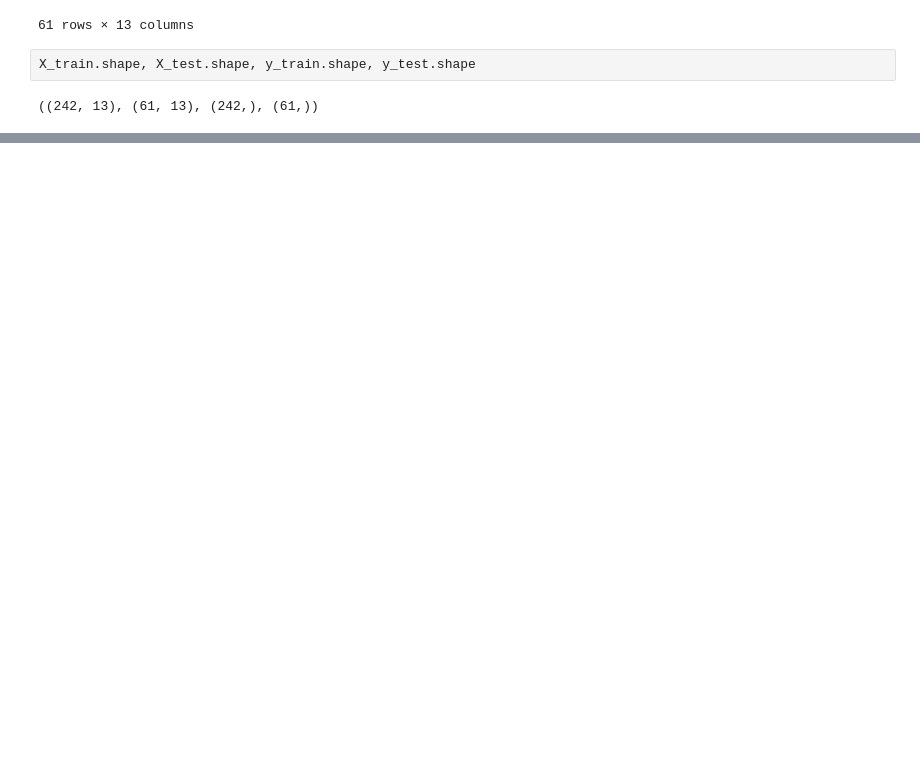
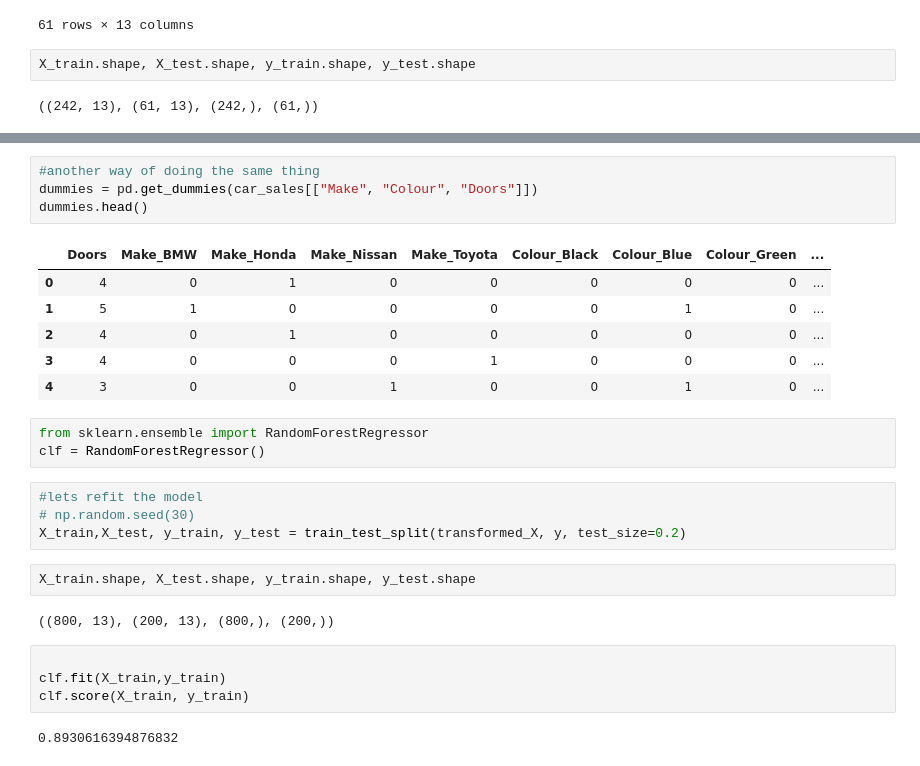
Before and after one commit to Nidhi-1223/Zero-to-Master-s-Machine-Learning-Course, a Jupyter notebook: Scikit-Learn Library/scikit-learn.ipynb, the cells around one changed output, grey strips where cells are left out. Cells and saved outputs as stored; diff of their text form; blank space fills up the shorter version.

```diff
--- a/Scikit-Learn Library/scikit-learn.ipynb
+++ b/Scikit-Learn Library/scikit-learn.ipynb
@@ -87,0 +207,28 @@ X_train.shape, X_test.shape, y_train.shape, y_test.shape
+# %%
+#another way of doing the same thing
+dummies = pd.get_dummies(car_sales[["Make", "Colour", "Doors"]])
+dummies.head()
+# %% [output]
+|  | Doors | Make_BMW | Make_Honda | Make_Nissan | Make_Toyota | Colour_Black | Colour_Blue | Colour_Green | ... |
+| 0 | 4 | 0 | 1 | 0 | 0 | 0 | 0 | 0 | ... |
+| 1 | 5 | 1 | 0 | 0 | 0 | 0 | 1 | 0 | ... |
+| 2 | 4 | 0 | 1 | 0 | 0 | 0 | 0 | 0 | ... |
+| 3 | 4 | 0 | 0 | 0 | 1 | 0 | 0 | 0 | ... |
+| 4 | 3 | 0 | 0 | 1 | 0 | 0 | 1 | 0 | ... |
+# %%
+from sklearn.ensemble import RandomForestRegressor
+clf = RandomForestRegressor()
+# %%
+#lets refit the model
+# np.random.seed(30)
+X_train,X_test, y_train, y_test = train_test_split(transformed_X, y, test_size=0.2)
+# %%
+X_train.shape, X_test.shape, y_train.shape, y_test.shape
+# %% [output]
+((800, 13), (200, 13), (800,), (200,))
+# %%
+
+clf.fit(X_train,y_train)
+clf.score(X_train, y_train)
+# %% [output]
+0.8930616394876832
```
Also changed, not shown: parts of 17 cells of this notebook, 1 other file.
